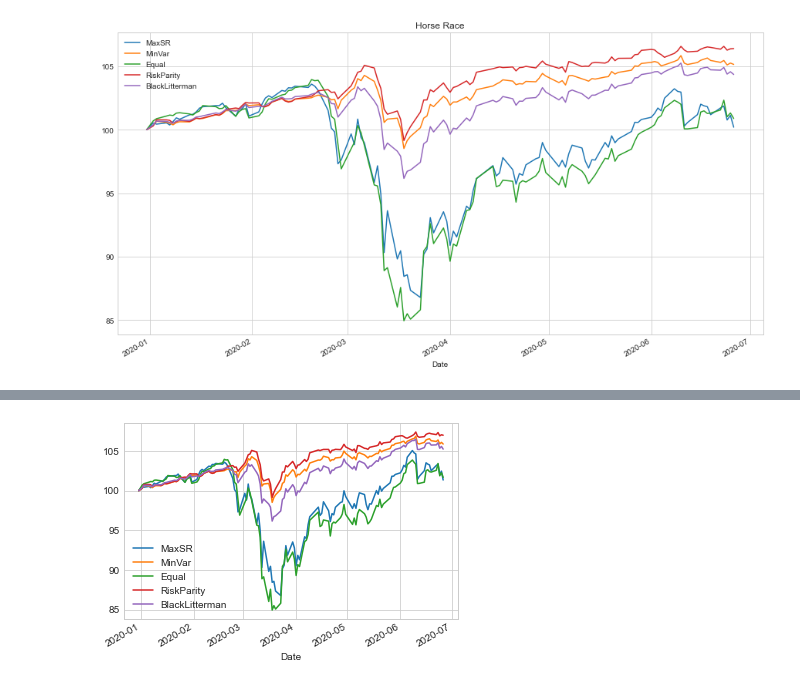
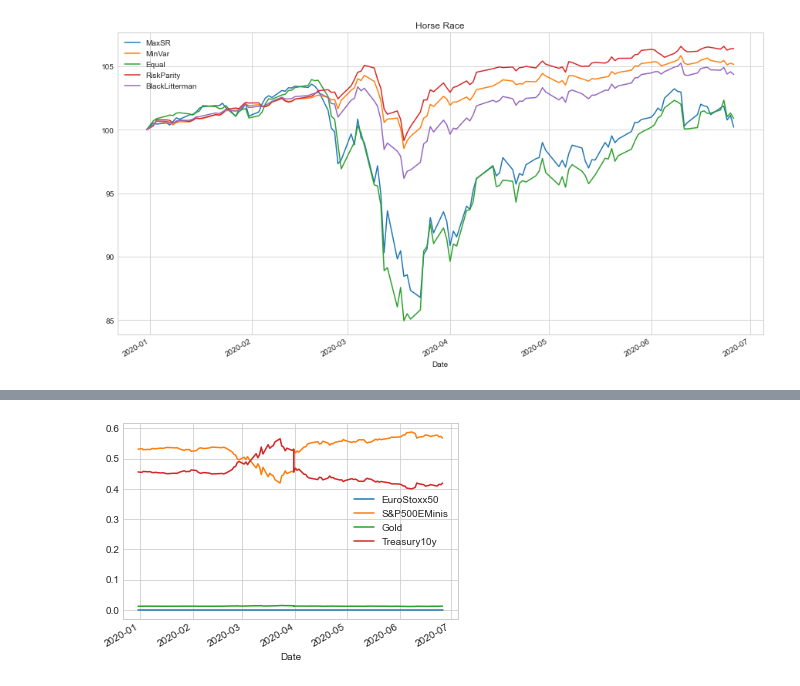
Before and after one commit to jan-felix/SLOG, a Jupyter notebook: SLOG202002_No1/SLOG2020_02_07.ipynb, the cells around one changed output, grey strips where cells are left out. Cells and saved outputs as stored; diff of their text form; code cells hidden in the pictures.

```diff
--- a/SLOG202002_No1/SLOG2020_02_07.ipynb
+++ b/SLOG202002_No1/SLOG2020_02_07.ipynb
@@ -690,6 +690,7 @@ def rebalancing(
     asset_timeseries=futures_new,
     assets=names,
     weights_timeseries="MaxSR",
+    quarterly_rebalancing=True,
 ):
     """This function takes a date a specific data frame with different portfolios
     as rows and different assets as columns and a date which relates to a data-
@@ -720,29 +721,16 @@ def rebalancing(
         returns_df[method] = (asset_timeseries * units_df.loc[method][0:4]).sum(axis=1)
     returns_df_indexed = (returns_df / returns_df.iloc[0]) * 100
     weights_timeseries_df = (
-        (units_df.loc["MaxSR"] * asset_timeseries).T / returns_df["MaxSR"]
+        (units_df.loc[weights_timeseries] * asset_timeseries).T
+        / returns_df[weights_timeseries]
     ).T
     return units_df, returns_df_indexed, weights_timeseries_df
 # %%
-one = rebalancing(
-    date="2019-12-31",
-    port_df=port_df,
-    asset_timeseries=futures_new,
-    assets=names,
-    weights_timeseries="MaxSR",
-)[0]
-
 two = rebalancing(
     date="2019-12-31",
     port_df=port_df,
     asset_timeseries=futures_new,
     assets=names,
     weights_timeseries="MaxSR",
-)[1]
-three = rebalancing(
-    date="2019-12-31",
-    port_df=port_df,
-    asset_timeseries=futures_new,
-    assets=names,
-    weights_timeseries="MaxSR",
 )[2]
+one.plot()
@@ -749,23 +772,23 @@ three = rebalancing(
 # %%
 ###This is the groundwork for a function that rebalances quaterly
 
 quarter_dfs = {}
 for quarter_start in two.asfreq("BQ").index.tolist():
     quarter_before_end = quarter_start - pd.tseries.offsets.QuarterEnd()
     quarter_end = quarter_start + pd.tseries.offsets.QuarterEnd()
     quarter_dfs[str(quarter_start.date())] = rebalancing(
         date=quarter_start,
         port_df=port_df,
         asset_timeseries=futures_new,
         assets=names,
         weights_timeseries="MaxSR",
-    )[1].loc[quarter_start:quarter_end,]
-    if quarter_before_end in two.asfreq("BQ").index.tolist():
-        quarter_dfs[str(quarter_start.date())] = (
-            quarter_dfs[str(quarter_start.date())]
-            / quarter_dfs[str(quarter_start.date())].loc[quarter_start,]
-        ) * quarter_dfs[str(quarter_before_end.date())].loc[quarter_start,]
+    )[2].loc[quarter_start:quarter_end,]
+#    if quarter_before_end in two.asfreq("BQ").index.tolist():
+#        quarter_dfs[str(quarter_start.date())] = (
+#            quarter_dfs[str(quarter_start.date())]
+#            / quarter_dfs[str(quarter_start.date())].loc[quarter_start,]
+#        ) * quarter_dfs[str(quarter_before_end.date())].loc[quarter_start,]
 
 rebalanced_q = pd.concat(quarter_dfs).drop_duplicates(keep="first").droplevel(level=0).plot()
 # %% [output]
-[figure, old version]
+[figure, new version]
```
Also changed, not shown: parts of 5 cells of this notebook.
